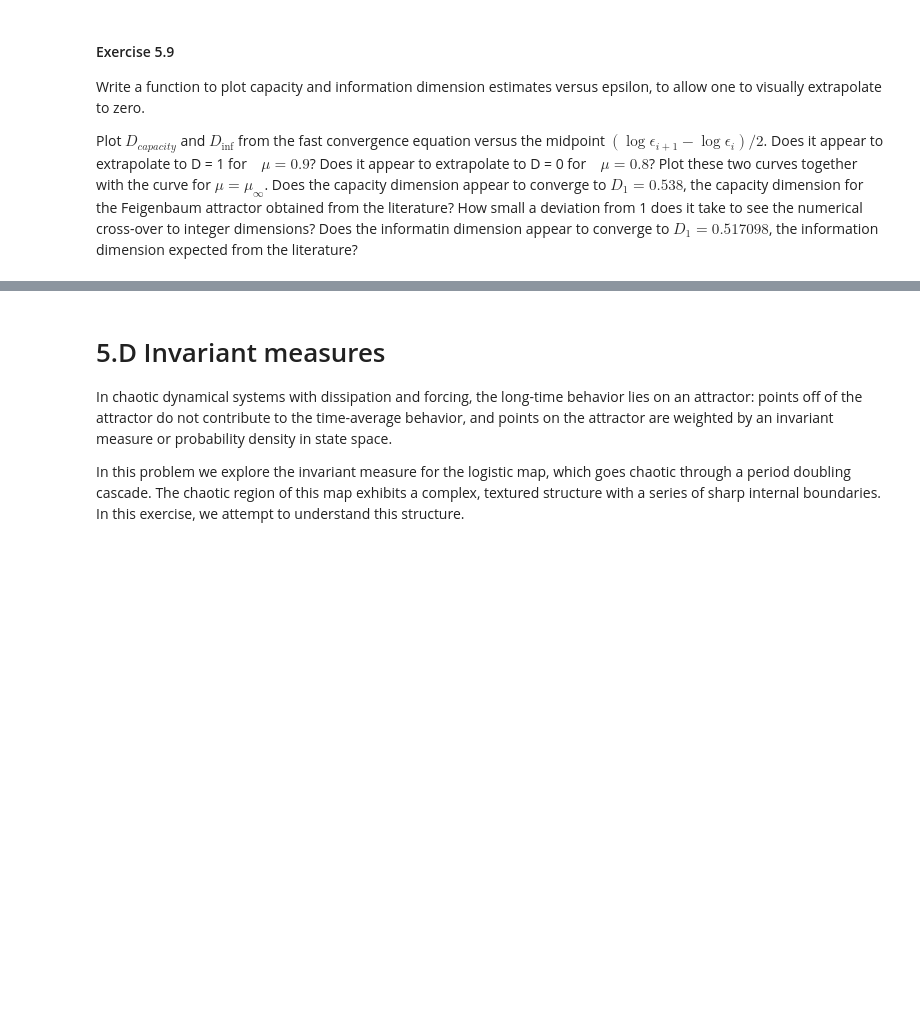
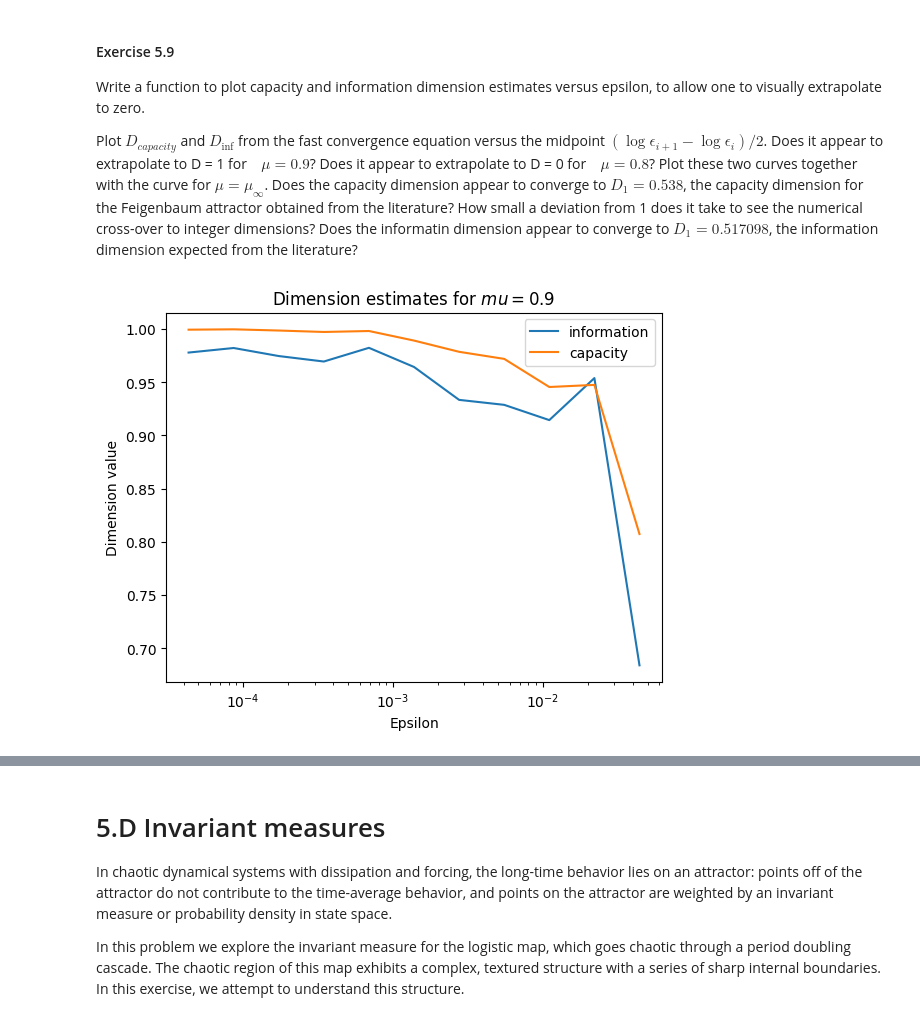
Before and after one commit to stalidzane/complex-systems, a Jupyter notebook: lab5/5-Chaos.ipynb, the cells around one changed output, grey strips where cells are left out. Cells and saved outputs as stored; diff of their text form; code cells hidden in the pictures; blank space fills up the shorter version.

```diff
--- a/lab5/5-Chaos.ipynb
+++ b/lab5/5-Chaos.ipynb
@@ -383,7 +383,7 @@ def DimensionEstimates(mu, epsilonList, nSampleMax):
       D_inf = lim {eps->0} sum(P_n log P_n) / log(eps)
    but converges faster as
       S0 = sum(P_n log P_n)
-      D_inf = - (S0[i+1]-S0[i])
+      D_inf = (S0[i+1]-S0[i])
             / (log(eps[i+1])-log(eps[i]))
    where P_n is the fraction of the list 'sample' that is in bin n,
    and the bins are of size epsilon. You'll need to add a small
@@ -407,6 +407,11 @@ def DimensionEstimates(mu, epsilonList, nSampleMax):
 
    # Information dimension
    S0 = np.array([np.sum(Pn * np.log(Pn + delta)) for Pn in Pn_list])
-   D_inf = -np.diff(S0) / np.diff(np.log(epsilonArray))
+   D_inf = np.diff(S0) / np.diff(np.log(epsilonArray))
 
    return epsilonBar, D_inf, D_capacity
+# %%
+epsilonBar, D_inf, D_capacity = DimensionEstimates(mu=0.8, epsilonList=2.0**np.arange(-4,-16,-1) , nSampleMax = 2**18)
+print(epsilonBar)
+print(D_inf)
+print(D_capacity)
@@ -445,4 +456,16 @@ def PlotDimensionEstimates(mu, nSampleMax = 2**18, \
     happens in percolation. It's because short length scales correspond
     to long time scales...
     """
-    pass
+    epsilonBar, D_inf, D_capacity = DimensionEstimates(mu, epsilonList, nSampleMax)
+
+    pylab.semilogx(epsilonBar, D_inf, label="information")
+    pylab.semilogx(epsilonBar, D_capacity, label="capacity")
+    pylab.legend()
+    pylab.title(f"Dimension estimates for $mu = {mu}$")
+    pylab.xlabel("Epsilon")
+    pylab.ylabel("Dimension value")
+    pylab.show()
+# %%
+PlotDimensionEstimates(mu=0.9)
+# %% [output]
+[figure, added]
```
Also changed, not shown: parts of 22 cells of this notebook.
